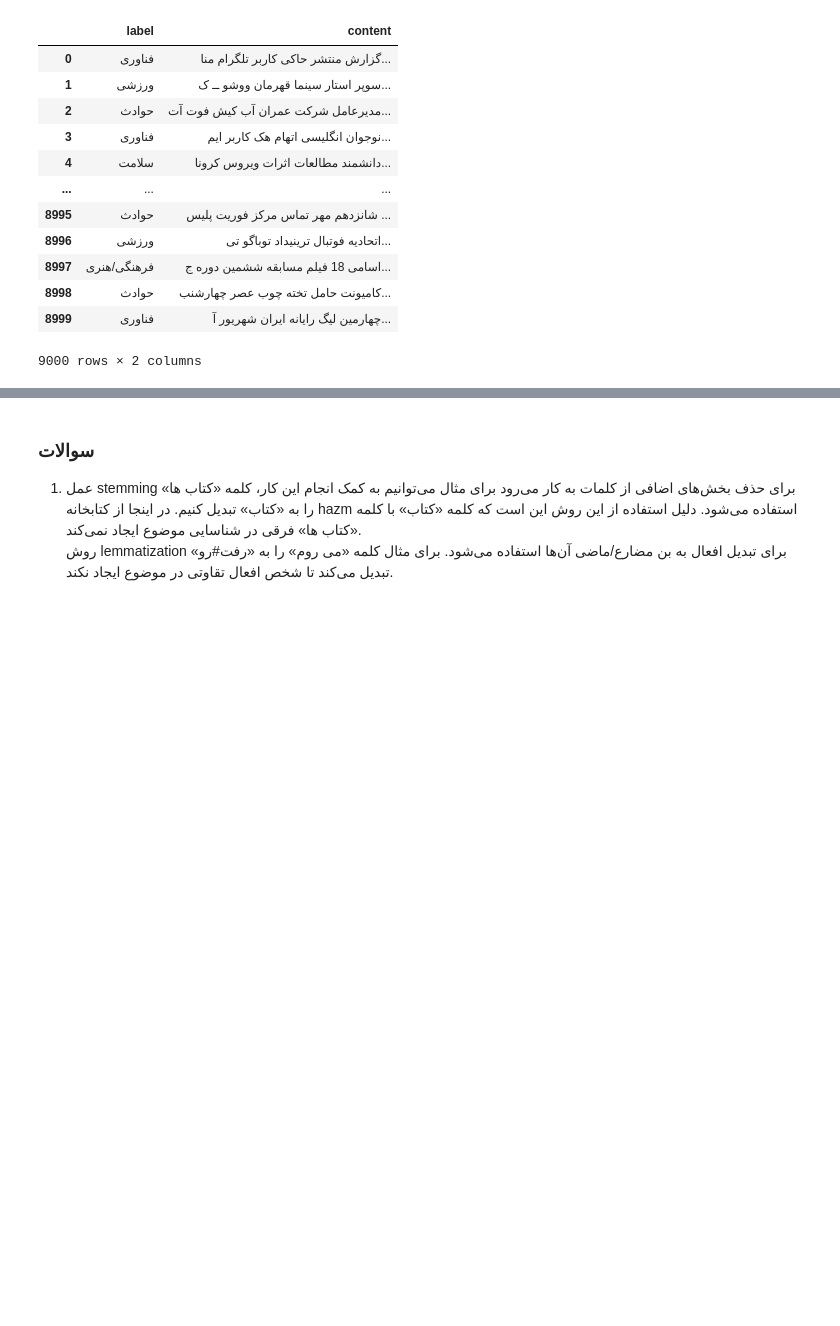
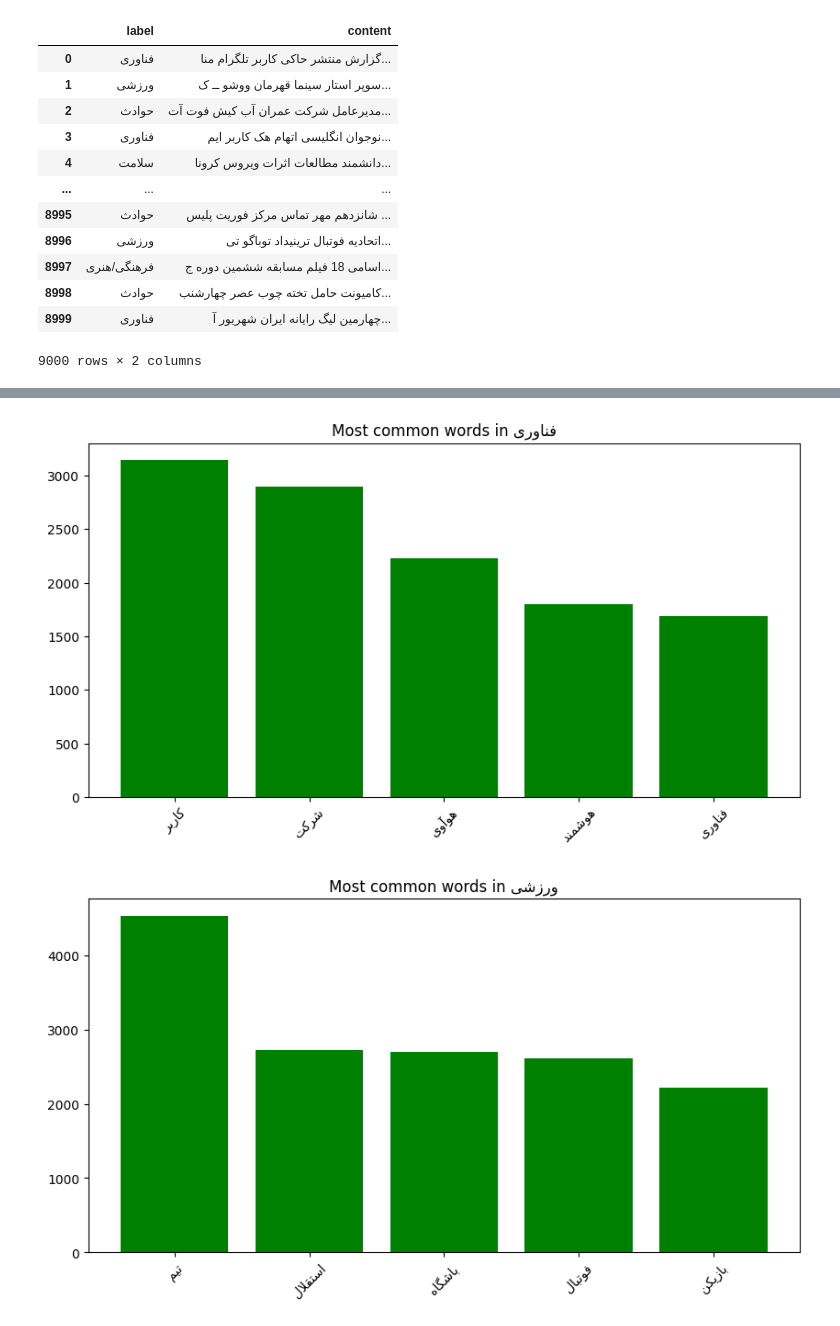
Before and after one commit to PashaBarahimi/Artificial-Intelligence-Projects, a Jupyter notebook: CA4 - Naive Bayes/AI-CA4-810199385.ipynb, the cells around one changed output, grey strips where cells are left out. Drawn from its saved outputs; the diff is of its cells as text; code cells hidden in the pictures; blank space fills up the shorter version.

```diff
--- a/CA4 - Naive Bayes/AI-CA4-810199385.ipynb
+++ b/CA4 - Naive Bayes/AI-CA4-810199385.ipynb
@@ -158,24 +323,7 @@ plot_most_common_words_for_each_label(train_df)
-# %% [markdown]
-<div dir='rtl'>
-<h3>سوالات</h3>
-<ol>
-    <li>عمل stemming برای حذف بخش‌های اضافی از کلمات به کار می‌رود برای مثال می‌توانیم به کمک انجام این کار، کلمه
-    «کتاب ها»
-    را به
-    «کتاب»
-    تبدیل کنیم. در اینجا از کتابخانه
-    hazm
-    استفاده می‌شود. دلیل استفاده از این روش این است که کلمه
-    «کتاب»
-    با کلمه
-    «کتاب ها»
-    فرقی در شناسایی موضوع ایجاد نمی‌کند.<br/>
-    روش
-    lemmatization
-    برای تبدیل افعال به بن مضارع/ماضی آن‌ها استفاده می‌شود. برای مثال کلمه
-    «می روم»
-    را به
-    «رفت#رو»
-    تبدیل می‌کند تا شخص افعال تقاوتی در موضوع ایجاد نکند.
-</ol>
-</div>
+# %%
+unigramClassifier = NaiveBayesClassifier(list(label_counts['label'])) # type: ignore
+unigramClassifier.train(train_df)
+unigramClassifier.plot_most_common_words()
+# %% [output]
+[figure, added]
+[figure, added]
```
Also changed, not shown: parts of 22 cells of this notebook.
